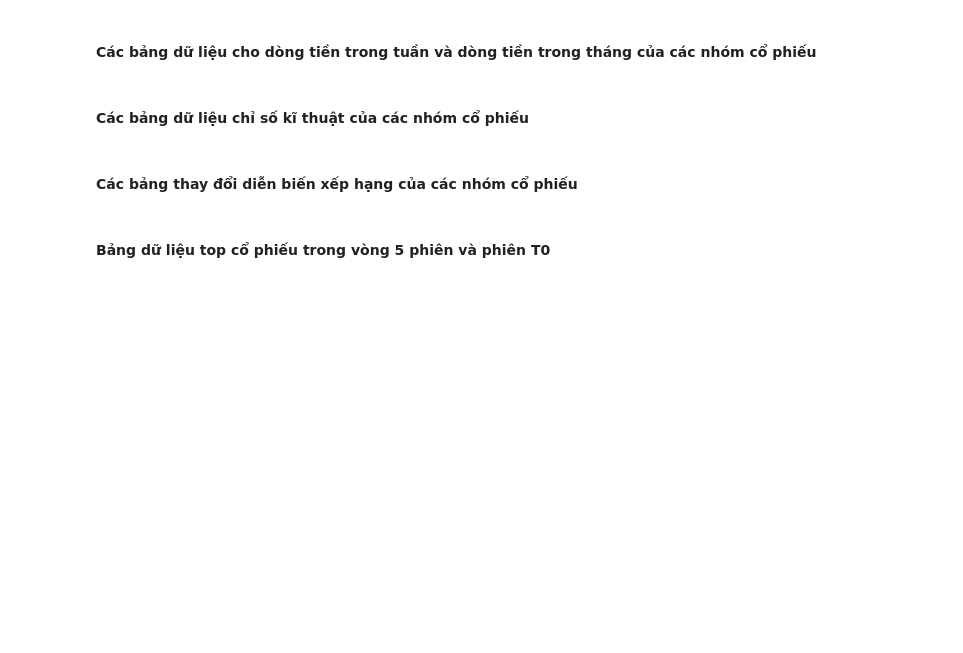
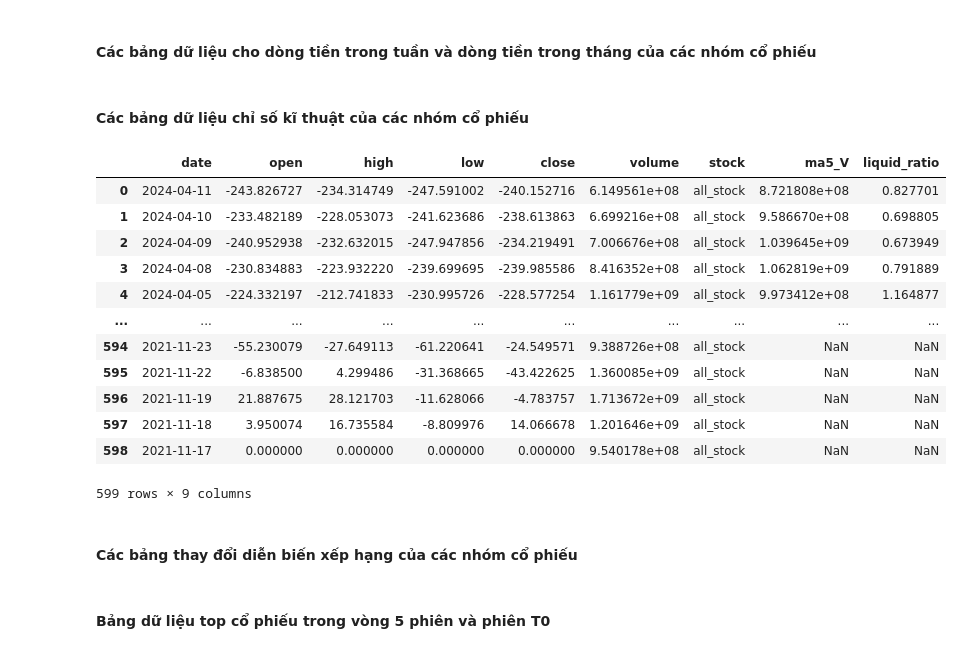
Before and after one commit to twan507/py_code, a Jupyter notebook: t2m_python.ipynb, the cells around one changed output. Drawn from its saved outputs; the diff is of its cells as text; code cells hidden in the pictures; blank space fills up the shorter version.

```diff
--- a/t2m_python.ipynb
+++ b/t2m_python.ipynb
@@ -127,12 +115,14 @@ if current_time <= end_time_am:
 elif current_time >= start_time_pm:
     current_time_range = time_difference_in_minutes(start_time_am, current_time) - time_difference_in_minutes(end_time_am, start_time_pm)
 
-if current_time_range == 0:
-    time_percent = 1
-elif date_series.iloc[0].item().strftime("%Y-%m-%d") != datetime.now().date().strftime("%Y-%m-%d"):
-    time_percent = 1
-else:
-    time_percent = current_time_range/270
+# if current_time_range == 0:
+#     time_percent = 1
+# elif date_series.iloc[0].item().strftime("%Y-%m-%d") != datetime.now().date().strftime("%Y-%m-%d"):
+#     time_percent = 1
+# else:
+#     time_percent = current_time_range/270
+
+time_percent = 0.8518518518518519
 # %%
 stock_dict = {k: v.sort_values(by=['date'], ascending=True).reset_index(drop=True) for k, v in stock_dict.items()}
 
@@ -307,20 +297,20 @@ def score_calculation(df):
     try:
         result = (((df['close'] - df['low']) - (df['high'] - df['close'])) / (df['high'] - df['low']) *
                   abs((df['close'] - df['close_prev'])) / df['close_prev'] *
-                  (df['volume']*df['close']) / (df['ma5_prev'] * df['ma5_V_prev'])) * 100 \
-                  + ((df['volume']*df['close']) / (df['ma5_prev'] * df['ma5_V_prev']))/100
+                  (df['volume']*df['close']) / (df['ma5_prev'] * df['ma5_V'])) * 100 \
+                  + ((df['volume']*df['close']) / (df['ma5_prev'] * df['ma5_V']))/100
         result.fillna(0, inplace=True)
         return result
     except ZeroDivisionError:
         # return 0
-        return ((df['volume']*df['close']) / (df['ma5_prev'] * df['ma5_V_prev']))/100
+        return ((df['volume']*df['close']) / (df['ma5_prev'] * df['ma5_V']))/100
 
 stock_score_dict = {}
 for stock in stock_dict_trimmed.keys():
     stock_score_dict[stock] = stock_dict_trimmed[stock][['stock', 'date', 'high', 'low', 'close', 'volume','liquid_ratio','cap', 'ma5_V', 'ma20_V','ma60_V','ma120_V','ma5']]
-    stock_score_dict[stock]['ma5_V_prev'] = stock_score_dict[stock]['ma5_V'].shift(-1)
     stock_score_dict[stock]['ma5_prev'] = stock_score_dict[stock]['ma5'].shift(-1)
     stock_score_dict[stock]['close_prev'] = stock_score_dict[stock]['close'].shift(-1)
+
     stock_score_dict[stock]['raw_score'] = score_calculation(stock_score_dict[stock])
     stock_score_dict[stock]['raw_score'].iloc[0] = stock_score_dict[stock]['raw_score'].iloc[0].item()/time_percent
 
@@ -1612,6 +1600,35 @@ def calculate_index(stock_group, name):
     index_price_df = index_price_df[['date','open','high','low','close','volume']].fillna(0)
 
     return index_price_df
+# %%
+#Tính toán index price cho T2MINDEX
+all_stock_index_dict = {}
+all_stock_index_price = pd.DataFrame()
+for group, df in all_stock.items():
+    all_stock_index_dict[group] = calculate_index(all_stock, group)
+    all_stock_index_dict[group]['stock'] = group
+    all_stock_index_dict[group]['ma5_V'] = all_stock_index_dict[group]['volume'][::-1].shift(1).rolling(window=5).mean()[::-1]
+    all_stock_index_dict[group]['liquid_ratio'] = all_stock_index_dict[group]['volume'] / (all_stock_index_dict[group]['ma5_V'])
+    all_stock_index_dict[group]['liquid_ratio'].iloc[0] = all_stock_index_dict[group]['volume'].iloc[0] / ((all_stock_index_dict[group]['ma5_V']).iloc[0]*time_percent)
+for index_name, df in all_stock_index_dict.items():
+    all_stock_index_price = pd.concat([all_stock_index_price, df.iloc[:60]], axis=0)
+all_stock_index_price['color'] = all_stock_index_price.apply(lambda x: 'red' if x['close']<x['open'] else 'green', axis=1)
+
+all_stock_index_dict['all_stock']
+# %% [output]
+|  | date | open | high | low | close | volume | stock | ma5_V | liquid_ratio |
+| 0 | 2024-04-11 | -243.826727 | -234.314749 | -247.591002 | -240.152716 | 6.149561e+08 | all_stock | 8.721808e+08 | 0.827701 |
+| 1 | 2024-04-10 | -233.482189 | -228.053073 | -241.623686 | -238.613863 | 6.699216e+08 | all_stock | 9.586670e+08 | 0.698805 |
+| 2 | 2024-04-09 | -240.952938 | -232.632015 | -247.947856 | -234.219491 | 7.006676e+08 | all_stock | 1.039645e+09 | 0.673949 |
+| 3 | 2024-04-08 | -230.834883 | -223.932220 | -239.699695 | -239.985586 | 8.416352e+08 | all_stock | 1.062819e+09 | 0.791889 |
+| 4 | 2024-04-05 | -224.332197 | -212.741833 | -230.995726 | -228.577254 | 1.161779e+09 | all_stock | 9.973412e+08 | 1.164877 |
+| ... | ... | ... | ... | ... | ... | ... | ... | ... | ... |
+| 594 | 2021-11-23 | -55.230079 | -27.649113 | -61.220641 | -24.549571 | 9.388726e+08 | all_stock | NaN | NaN |
+| 595 | 2021-11-22 | -6.838500 | 4.299486 | -31.368665 | -43.422625 | 1.360085e+09 | all_stock | NaN | NaN |
+| 596 | 2021-11-19 | 21.887675 | 28.121703 | -11.628066 | -4.783757 | 1.713672e+09 | all_stock | NaN | NaN |
+| 597 | 2021-11-18 | 3.950074 | 16.735584 | -8.809976 | 14.066678 | 1.201646e+09 | all_stock | NaN | NaN |
+| 598 | 2021-11-17 | 0.000000 | 0.000000 | 0.000000 | 0.000000 | 9.540178e+08 | all_stock | NaN | NaN |
+599 rows × 9 columns
 # %%
 #Tính toán index price cho T2MINDEX
 all_stock_index_dict = {}
```
Also changed, not shown: parts of 5 cells of this notebook, 1 other file.
